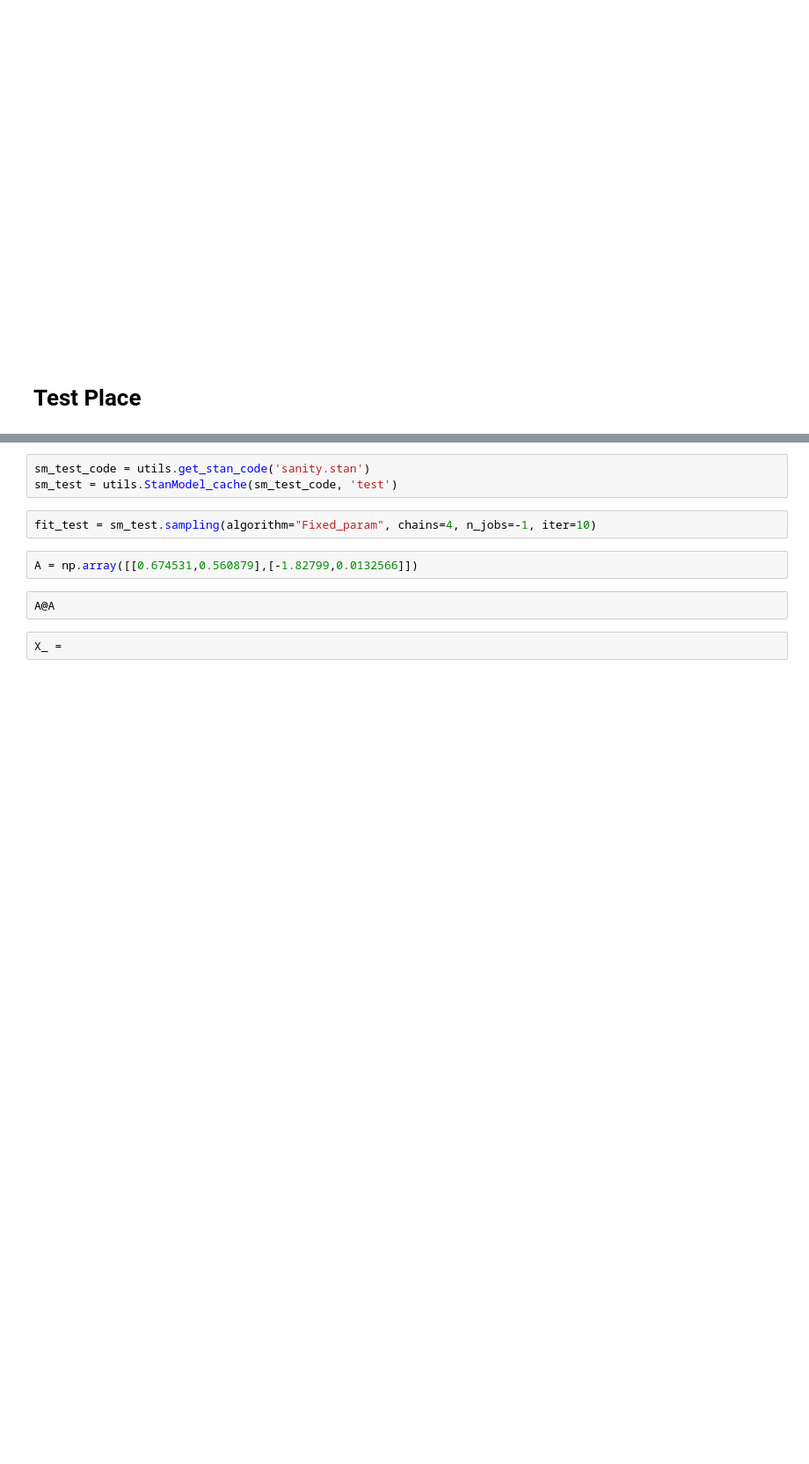
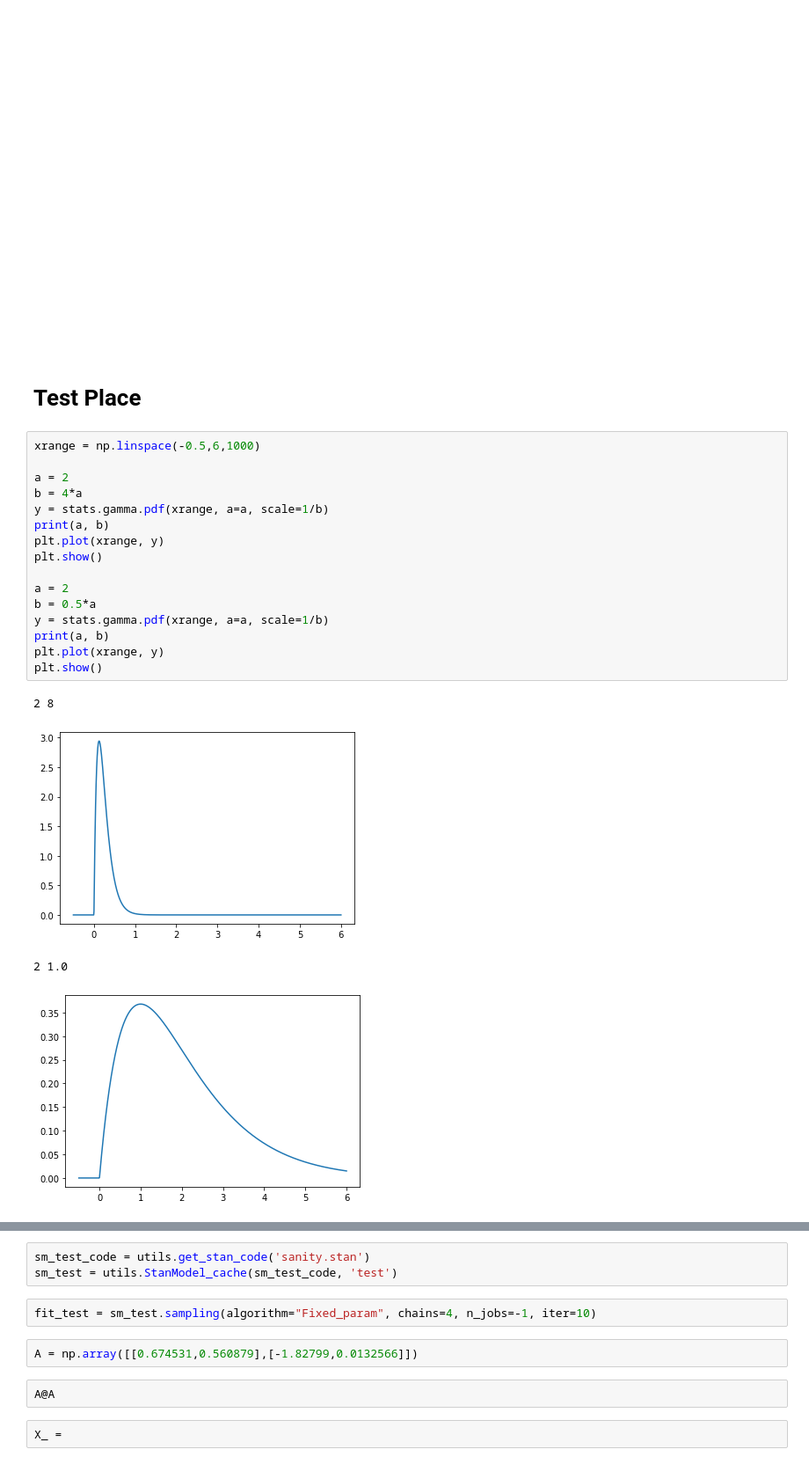
Before and after one commit to Napam/INF367A, a Jupyter notebook: Projects/Project2/StanProject.ipynb, the cells around one changed output, grey strips where cells are left out. Shown at 88% size. Drawn from its saved outputs; the diff is of its cells as text; blank space fills up the shorter version.

```diff
--- a/Projects/Project2/StanProject.ipynb
+++ b/Projects/Project2/StanProject.ipynb
@@ -172,5 +177,26 @@ print(sm_simple.mae(df_test))
 <br>
 # %% [markdown]
 # Test Place
+# %%
+xrange = np.linspace(-0.5,6,1000)
+
+a = 2
+b = 4*a
+y = stats.gamma.pdf(xrange, a=a, scale=1/b)
+print(a, b)
+plt.plot(xrange, y)
+plt.show()
+
+a = 2
+b = 0.5*a
+y = stats.gamma.pdf(xrange, a=a, scale=1/b)
+print(a, b)
+plt.plot(xrange, y)
+plt.show()
+# %% [output]
+2 8
+[figure, added]
+2 1.0
+[figure, added]
 # %%
 raise ValueError
```
Also changed, not shown: parts of 9 cells of this notebook, 4 other files.
